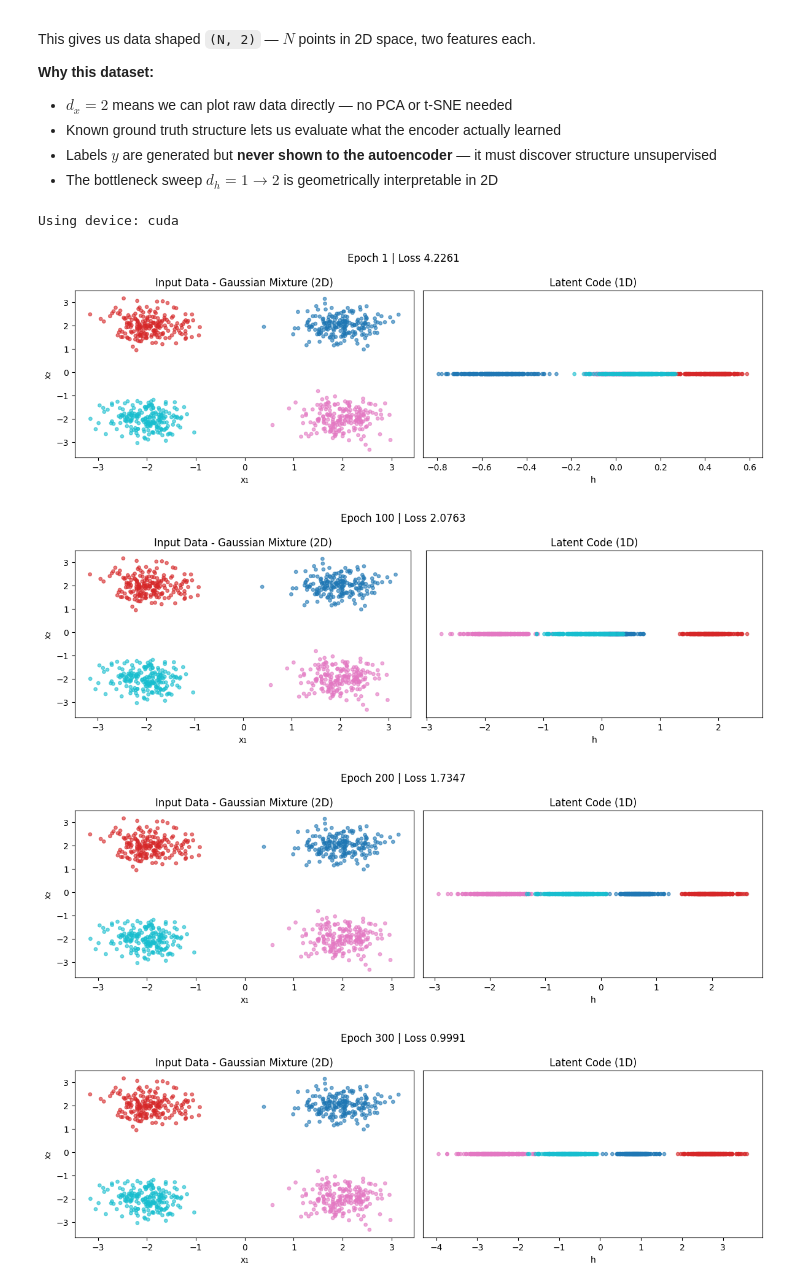
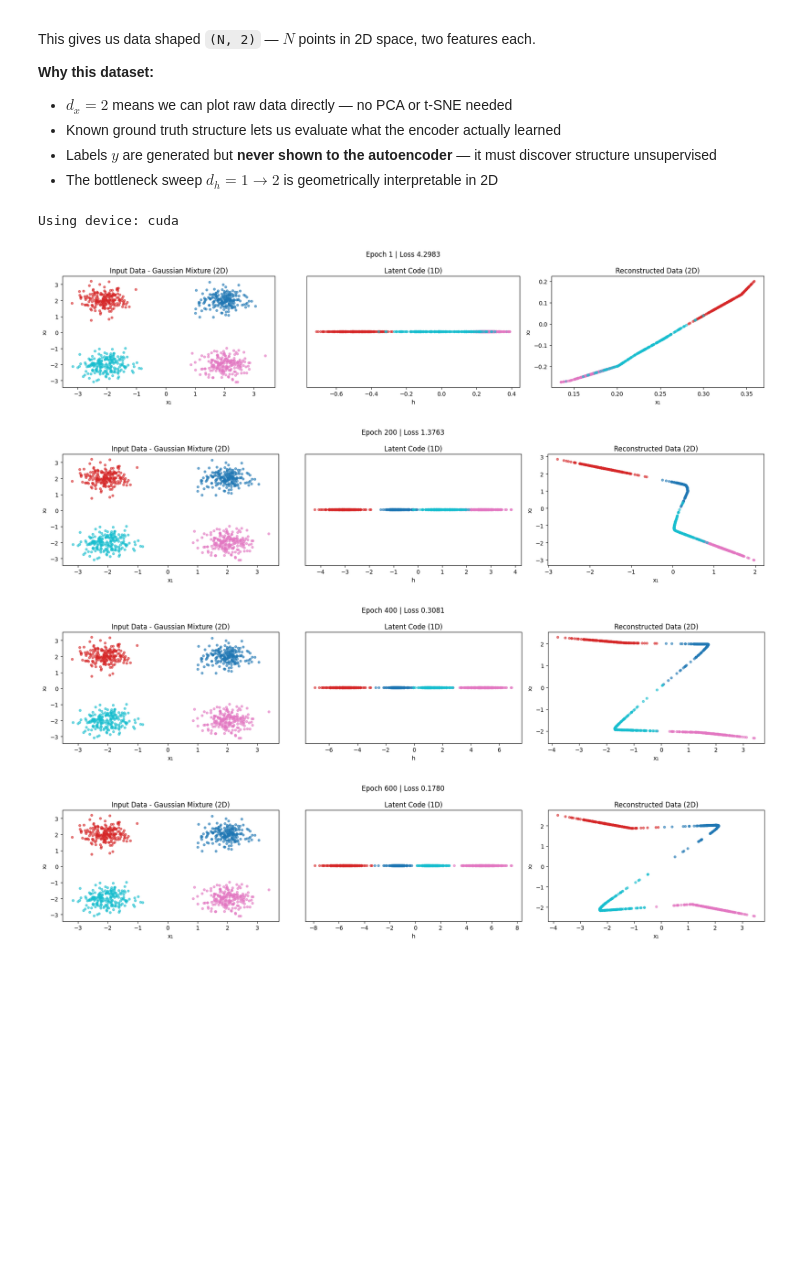
Before and after one commit to gkotti4/ml-foundations, a Jupyter notebook: Autoencoders/Autoencoders.ipynb, the cells around one changed output. Drawn from its saved outputs; the diff is of its cells as text; code cells hidden in the pictures; blank space fills up the shorter version.

```diff
--- a/Autoencoders/Autoencoders.ipynb
+++ b/Autoencoders/Autoencoders.ipynb
@@ -250,25 +240,25 @@ This gives us data shaped `(N, 2)` — $N$ points in 2D space, two features each
 - Labels $y$ are generated but **never shown to the autoencoder** — it must discover structure unsupervised
 - The bottleneck sweep $d_h = 1 \to 2$ is geometrically interpretable in 2D
 # %%
-# Nonlinear, Undercomplete Autoencoder example
+# Nonlinear, Undercomplete Autoencoder
 #
-# 2D Gaussian Mixture to 1D Latent Code
+# Compresses a 2D Gaussian mixture into a 1D (or 2D) latent code.
+# Demonstrates the information bottleneck — what survives compression,
+# what is lost, and how latent dimension controls the tradeoff.
 #
-# For this lab, we will be using the PyTorch Framework
-#
+# Loss: MSE (falls out of Gaussian decoder assumption)
+# Data: 4-cluster 2D Gaussian mixture (800 samples)
 
 
 class Autoencoder(nn.Module):
     def __init__(self, input_dim, hidden_dim, latent_dim):
         super().__init__()
-
         # encoder
         self.encoder = nn.Sequential(
             nn.Linear(input_dim, hidden_dim),
             nn.ReLU(),
             nn.Linear(hidden_dim, latent_dim)
         )
-
         # decoder
         self.decoder = nn.Sequential(
             nn.Linear(latent_dim, hidden_dim),
@@ -284,9 +274,11 @@ class Autoencoder(nn.Module):
     def encode(self, x):
         return self.encoder(x)
 
+    def decode(self, h):
+        return self.decoder(h)
 
+# Reconstruction Loss Function -> MSE
 def loss_fn(x, x_hat):
-    # reconstruction loss -> MSE
     # x: torch.Tensor, x_hat: torch.Tensor
     # -> torch.Tensor
     return ((x - x_hat) ** 2).mean()
@@ -304,14 +296,13 @@ n_per_cluster = 200
 sigma = 0.4
 
 data, labels = [], []
-for k, mu in enumerate(means):
-    samples = mu + sigma * torch.randn(n_per_cluster, 2)
+for k, mean in enumerate(means):
+    samples = mean + sigma * torch.randn(n_per_cluster, 2)
     data.append(samples)
     labels.append(torch.full((n_per_cluster,), k))
 
 x_data = torch.cat(data) # shape: (800, 2)
 y_labels = torch.cat(labels) # shape: (800,) - only for plotting
-
 
 input_dim = x_data.shape[1]
 hidden_dim = 32
@@ -325,49 +316,63 @@ print(f"Using device: {device}")
 x_data = x_data.to(device)
 
 # Initialize model
+print(f"Autoencoder | input={input_dim}  hidden={hidden_dim}  latent={latent_dim}")
 model = Autoencoder(input_dim, hidden_dim, latent_dim).to(device)
-
 
 # Define optimizer
 optimizer = torch.optim.Adam(model.parameters(), lr=1e-3)
 
 
 # Train
-epochs = 500
+epochs = 1000
 for i in range(1, epochs+1):
     model.train()
     optimizer.zero_grad()         # clear gradients from last step
     x_hat = model(x_data)         # forward pass (encode + decode)
     loss = loss_fn(x_data, x_hat) # compute loss (mse)
     loss.backward()               # backprop (autograd, fills .grad on all parameters)
     optimizer.step()              # update parameters (gradient descent)
 
     # Visual
-    if i % 100 == 0 or i == 1:
+    if i % 200 == 0 or i == 1:
         model.eval()
         with torch.no_grad():
             h = model.encode(x_data)
-        h_np = h.cpu().numpy()        # pull back to CPU before numpy
-        y_np = y_labels.cpu().numpy() # same for labels
+            x_hat = model.decode(h)
 
-        fig, axes = plt.subplots(1, 2, figsize=(12, 4))
+        h_np = h.cpu().numpy()
+        y_np = y_labels.cpu().numpy()
+        x_hat_np = x_hat.cpu().detach().numpy()
+
+        fig, axes = plt.subplots(1, 3, figsize=(18, 4))
         fig.suptitle(f"Epoch {i} | Loss {loss.item():.4f}")
 
         axes[0].scatter(x_data.cpu()[:, 0], x_data.cpu()[:, 1], c=y_np, cmap='tab10', alpha=0.6, s=15)
         axes[0].set_title("Input Data - Gaussian Mixture (2D)")
         axes[0].set_xlabel("x₁")
         axes[0].set_ylabel("x₂")
 
-        axes[1].scatter(h_np, np.zeros_like(h_np), c=y_np, cmap='tab10', alpha=0.6, s=15)
-        axes[1].set_title("Latent Code (1D)")
-        axes[1].set_xlabel("h")
-        axes[1].set_yticks([])
+        if latent_dim <= 1:
+            axes[1].scatter(h_np, np.zeros_like(h_np), c=y_np, cmap='tab10', alpha=0.6, s=15)
+            axes[1].set_title("Latent Code (1D)")
+            axes[1].set_xlabel("h")
+            axes[1].set_yticks([])
+        else:
+            axes[1].scatter(h_np[:, 0], h_np[:, 1], c=y_np, cmap='tab10', alpha=0.6, s=15)
+            axes[1].set_title("Latent Code (2D)")
+            axes[1].set_xlabel("h1")
+            axes[1].set_ylabel("h2")
+
+        axes[2].scatter(x_hat_np[:, 0], x_hat_np[:, 1], c=y_np, cmap='tab10', alpha=0.6, s=15)
+        axes[2].set_title("Reconstructed Data (2D)")
+        axes[2].set_xlabel("x₁")
+        axes[2].set_ylabel("x₂")
 
         plt.tight_layout()
         plt.show()
 # %% [output]
 Using device: cuda
-[figure, old version]
+[figure, new version]
-[figure, old version]
+[figure, new version]
-[figure, old version]
+[figure, new version]
-[figure, old version]
+[figure, new version]
```
Also changed, not shown: parts of 10 cells of this notebook.
